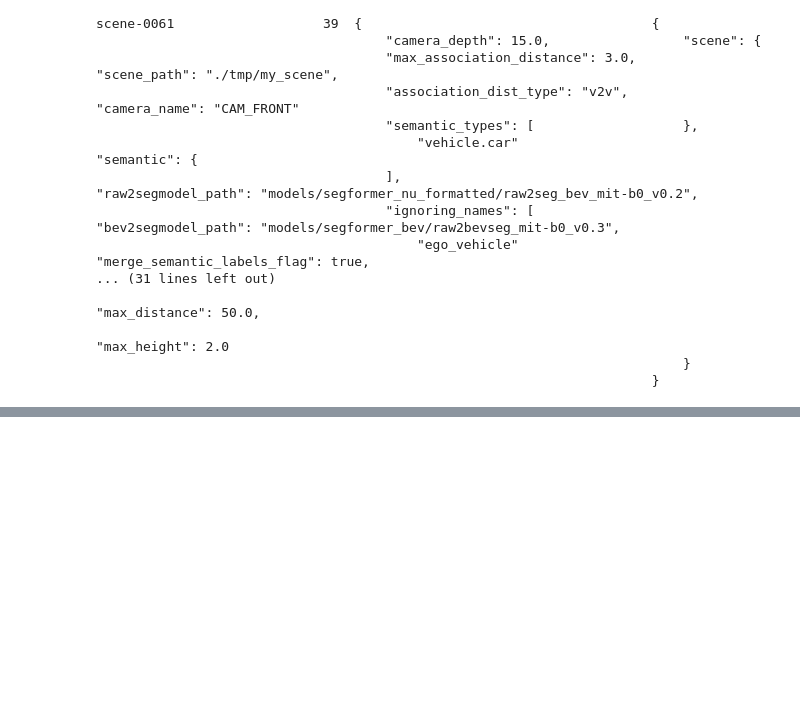
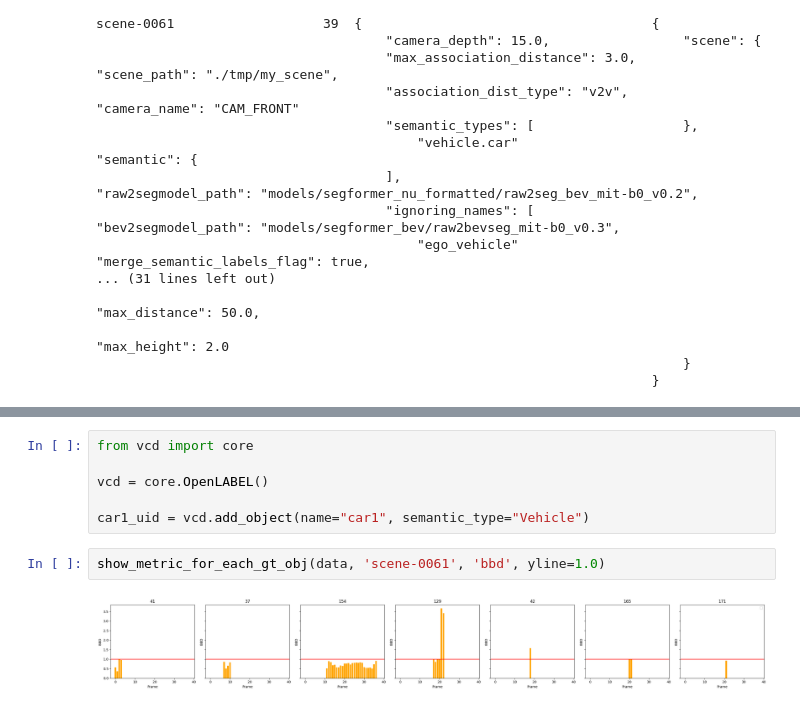
Before and after one commit to alanglk/BEV2Seg_2, a Jupyter notebook: notebooks/evaluate_3d_detections.ipynb, the cells around one changed output, grey strips where cells are left out. Drawn from its saved outputs; the diff is of its cells as text; blank space fills up the shorter version.

```diff
--- a/notebooks/evaluate_3d_detections.ipynb
+++ b/notebooks/evaluate_3d_detections.ipynb
@@ -196,0 +225,10 @@ show_gt_bbd(data, 'scene-0061')
+# %%
+from vcd import core
+
+vcd = core.OpenLABEL()
+
+car1_uid = vcd.add_object(name="car1", semantic_type="Vehicle")
+# %%
+show_metric_for_each_gt_obj(data, 'scene-0061', 'bbd', yline=1.0)
+# %% [output]
+[figure, added]
```
Also changed, not shown: parts of 6 cells of this notebook.
